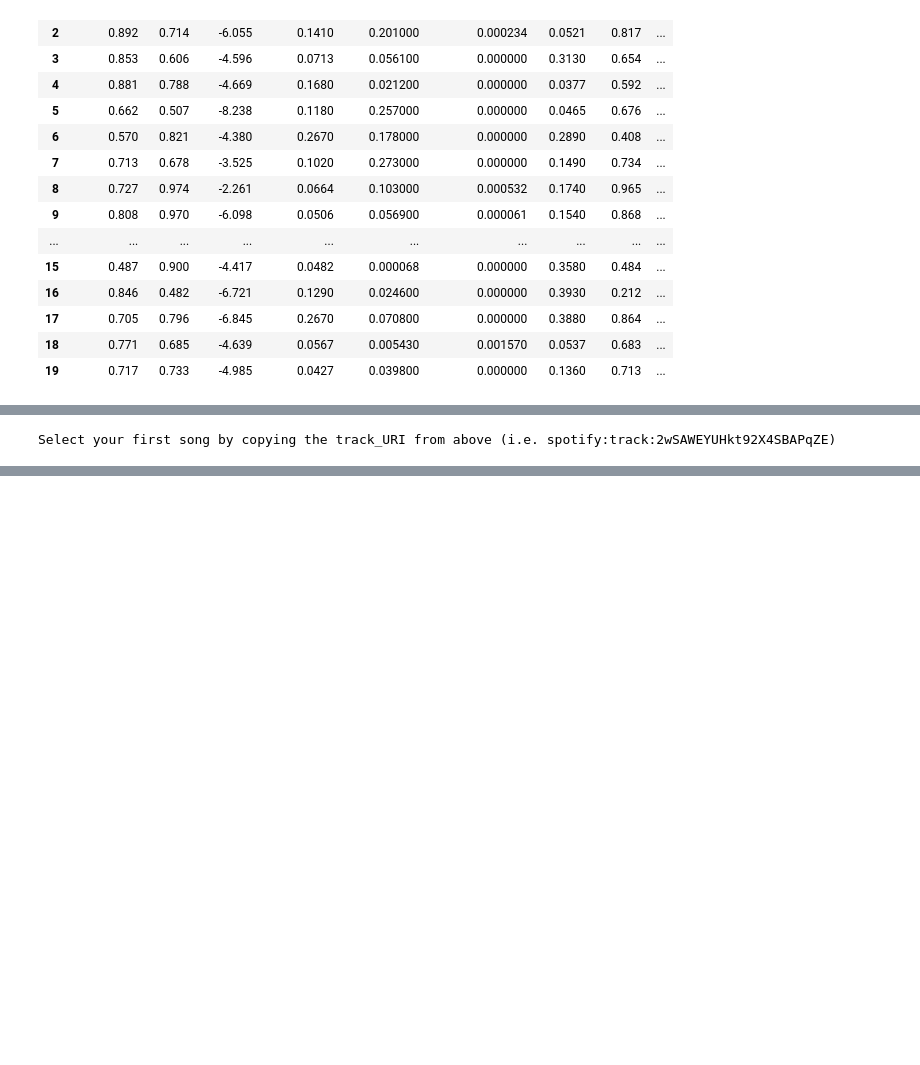
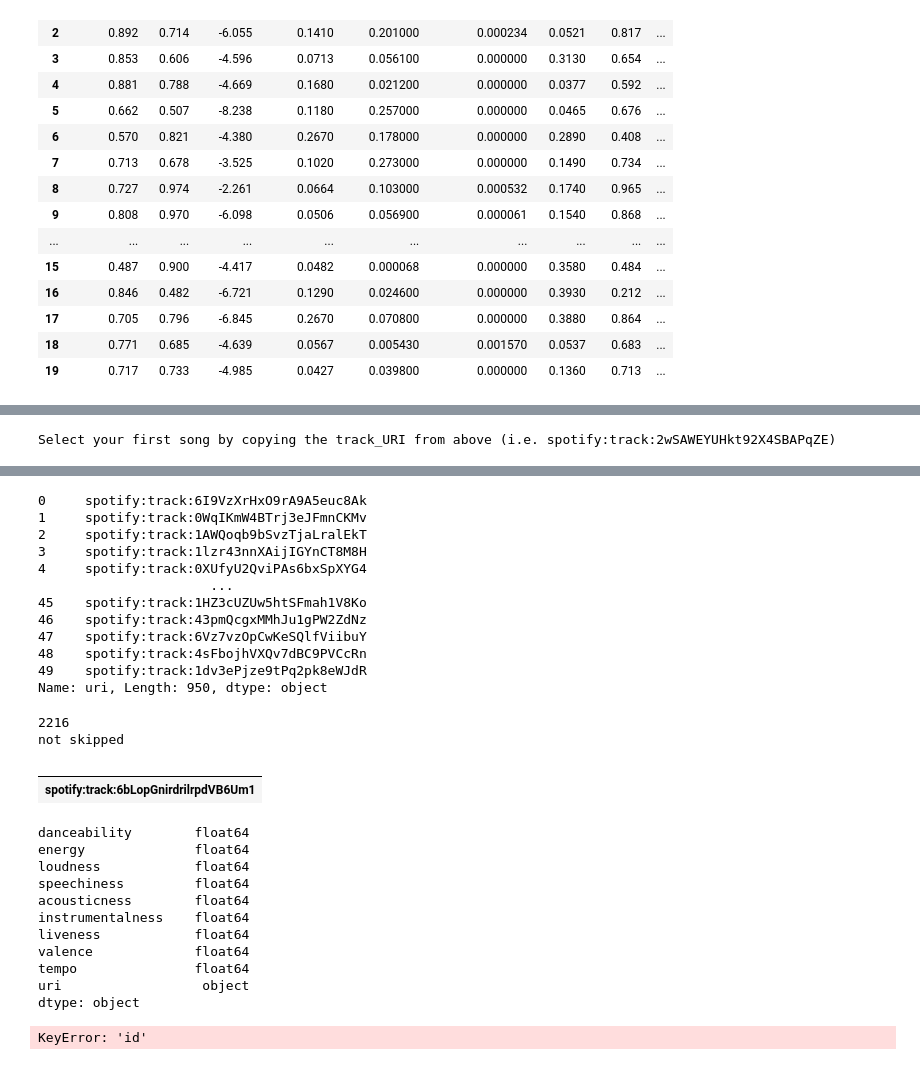
Before and after one commit to SimonasBubnys/recommender-systems, a Jupyter notebook: spotify_mood_session.ipynb, the cells around one changed output, grey strips where cells are left out. Cells and saved outputs as stored; diff of their text form; code cells hidden in the pictures; blank space fills up the shorter version.

Commit message:
recommendation method almost done, need to reformat input data slightly

```diff
--- a/spotify_mood_session.ipynb
+++ b/spotify_mood_session.ipynb
@@ -176,4 +179,6 @@ Search for a song name
 # %%
+import max_marg_relevance
+
 # Ask the user to enter a track URI for the first song they want to play
 print("Select your first song by copying the track_URI from above (i.e. spotify:track:2wSAWEYUHkt92X4SBAPqZE)")
 #s = input()
@@ -183,5 +188,45 @@ s = "spotify:track:6bLopGnirdrilrpdVB6Um1"
 index = tracks_w_features.index[tracks_w_features['uri'] == s]     # This returns the song with the uri of 's'
 # print(index.values[0])
 # songs_df.iloc[index.values[0]]
+
+display(songs_df['track_uri'])
+display(tracks_w_features['uri'])
+
+def getRecommendation(songs_df, liked_song_features):
+
+    liked_songs = pd.DataFrame(songs_df.loc[songs_df['class'] == int(1)])
+
+    uri_small = pd.DataFrame(liked_song_features['uri'])
+    uri_big = pd.DataFrame(liked_songs['track_uri'])
+    # not this joined = uri_small.set_index('uri').join(uri_big.set_index('track_uri'))
+    joined = pd.DataFrame(uri_big.set_index('track_uri').join(uri_small.set_index('uri')))
+    display(joined)
+    print(liked_song_features.dtypes)
+
+    average_session_songs = liked_song_features[['danceability','energy','loudness','speechiness',
+                                                      'acousticness','instrumentalness','liveness','valence','tempo']].mean()
+
+    # TODO song 'id' not working in max_marg_relevance.py
+
+    return max_marg_relevance.recommend(average_session_songs, tracks_w_features)
+
+continue_ = True
+current_song_index = songs_df.index[songs_df['track_uri'] == s].tolist()[0]
+print(current_song_index)
+while continue_:
+    current_song_artist = songs_df.iloc[current_song_index]["artist_name"]
+    current_song_name = songs_df.iloc[current_song_index]["track_name"]
+    s = input(current_song_artist + "-" + current_song_name + "\n" + "Skip (y) or listen (n) or quit (q)?")
+    if s == "y":
+        print("skipped")
+        songs_df.at[current_song_index, "class"] = -1 # negative rating
+    elif s == "n":
+        print("not skipped")
+        songs_df.at[current_song_index, "class"] = 1  # positive rating
+    elif s == "q":
+        continue_ = False
+    else:
+        print("Invalid input")
+    current_song_index = getRecommendation(songs_df,tracks_w_features)  # TODO: Get next song from the recommender system
 # %% [output]
 Select your first song by copying the track_URI from above (i.e. spotify:track:2wSAWEYUHkt92X4SBAPqZE)
@@ -187,0 +245,28 @@ Select your first song by copying the track_URI from above (i.e. spotify:track:2
+0     spotify:track:6I9VzXrHxO9rA9A5euc8Ak
+1     spotify:track:0WqIKmW4BTrj3eJFmnCKMv
+2     spotify:track:1AWQoqb9bSvzTjaLralEkT
+3     spotify:track:1lzr43nnXAijIGYnCT8M8H
+4     spotify:track:0XUfyU2QviPAs6bxSpXYG4
+                      ...
+45    spotify:track:1HZ3cUZUw5htSFmah1V8Ko
+46    spotify:track:43pmQcgxMMhJu1gPW2ZdNz
+47    spotify:track:6Vz7vzOpCwKeSQlfViibuY
+48    spotify:track:4sFbojhVXQv7dBC9PVCcRn
+49    spotify:track:1dv3ePjze9tPq2pk8eWJdR
+Name: uri, Length: 950, dtype: object
+2216
+not skipped
+|  |
+| spotify:track:6bLopGnirdrilrpdVB6Um1 |
+danceability        float64
+energy              float64
+loudness            float64
+speechiness         float64
+acousticness        float64
+instrumentalness    float64
+liveness            float64
+valence             float64
+tempo               float64
+uri                  object
+dtype: object
+KeyError: 'id'
```
Also changed, not shown: parts of 4 cells of this notebook.
